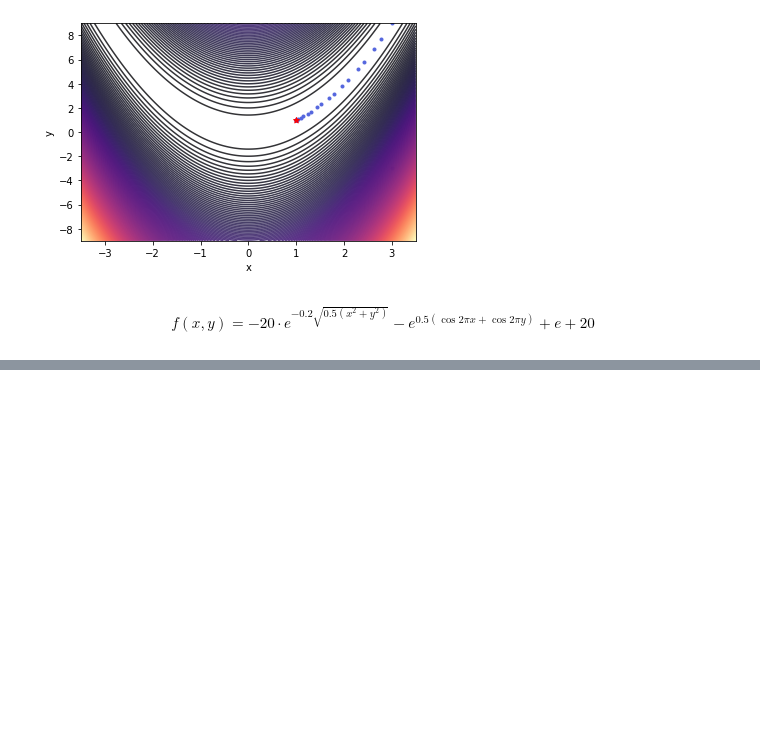
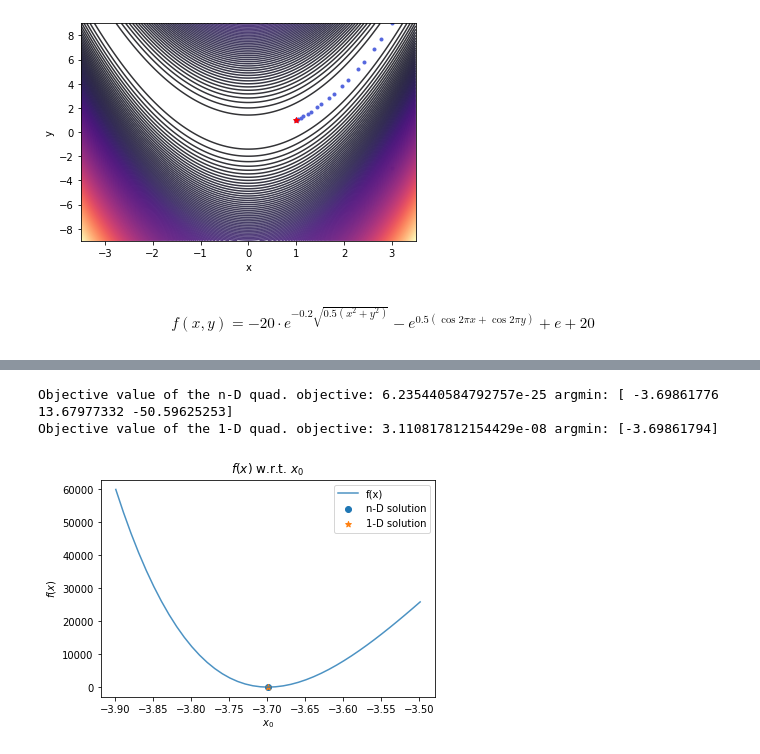
Before and after one commit to petrulii/Cubic-Regularization, a Jupyter notebook: tutorial.ipynb, the cells around one changed output, grey strips where cells are left out. Cells and saved outputs as stored; diff of their text form; code cells hidden in the pictures; blank space fills up the shorter version.

```diff
--- a/tutorial.ipynb
+++ b/tutorial.ipynb
@@ -123,0 +128,8 @@ Image(filename='figures/value_aux_methods.png')
+# %%
+# Starting close to the global minimum.
+x0=np.array([-5, 9, -30])
+test_one_dim(n=3, A=A, c=c, x0=x0, lambd=1e4)
+# %% [output]
+Objective value of the n-D quad. objective: 6.235440584792757e-25 argmin: [ -3.69861776  13.67977332 -50.59625253]
+Objective value of the 1-D quad. objective: 3.110817812154429e-08 argmin: [-3.69861794]
+[figure, added]
```
Also changed, not shown: parts of 23 cells of this notebook, 15 other files.
